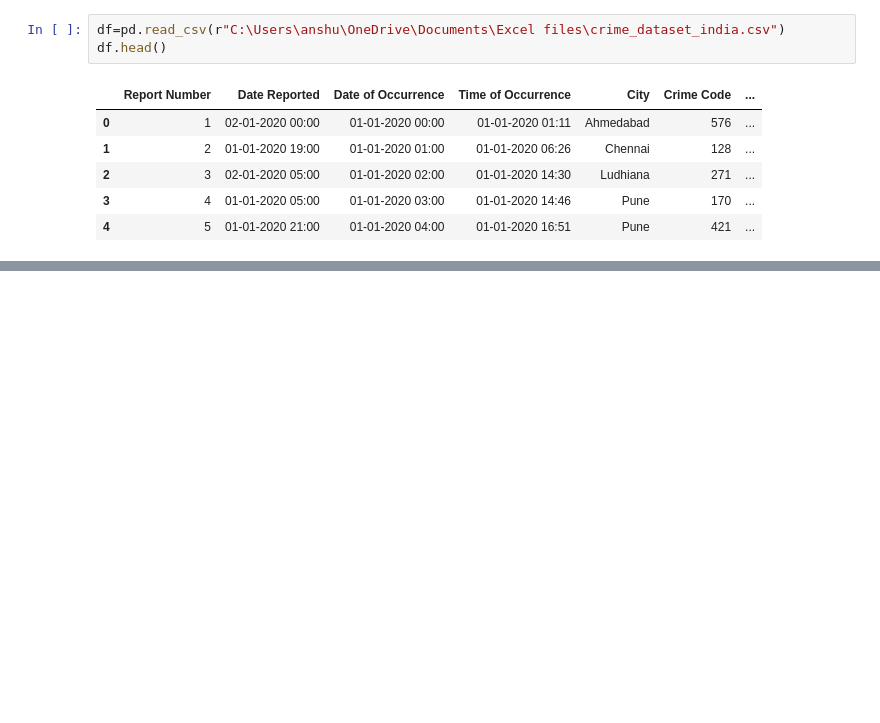
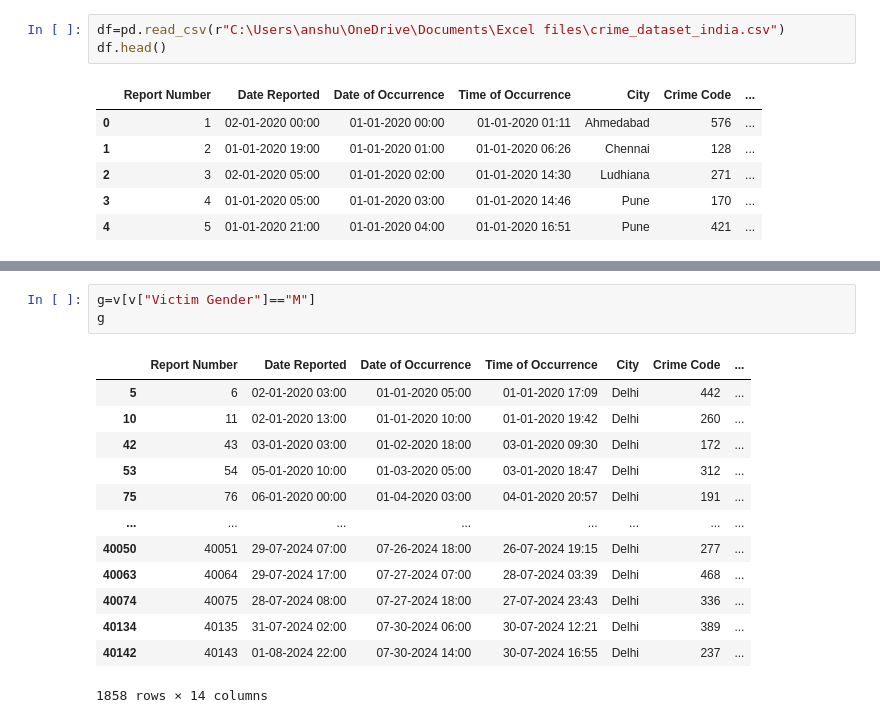
Before and after one commit to anshuKumar-codes/Data_analytics_project, a Jupyter notebook: Crime data set.ipynb, the cells around one changed output, grey strips where cells are left out. Drawn from its saved outputs; the diff is of its cells as text; blank space fills up the shorter version.

```diff
--- a/Crime data set.ipynb
+++ b/Crime data set.ipynb
@@ -12,0 +173,17 @@ df.head()
+# %%
+g=v[v["Victim Gender"]=="M"]
+g
+# %% [output]
+|  | Report Number | Date Reported | Date of Occurrence | Time of Occurrence | City | Crime Code | ... |
+| 5 | 6 | 02-01-2020 03:00 | 01-01-2020 05:00 | 01-01-2020 17:09 | Delhi | 442 | ... |
+| 10 | 11 | 02-01-2020 13:00 | 01-01-2020 10:00 | 01-01-2020 19:42 | Delhi | 260 | ... |
+| 42 | 43 | 03-01-2020 03:00 | 01-02-2020 18:00 | 03-01-2020 09:30 | Delhi | 172 | ... |
+| 53 | 54 | 05-01-2020 10:00 | 01-03-2020 05:00 | 03-01-2020 18:47 | Delhi | 312 | ... |
+| 75 | 76 | 06-01-2020 00:00 | 01-04-2020 03:00 | 04-01-2020 20:57 | Delhi | 191 | ... |
+| ... | ... | ... | ... | ... | ... | ... | ... |
+| 40050 | 40051 | 29-07-2024 07:00 | 07-26-2024 18:00 | 26-07-2024 19:15 | Delhi | 277 | ... |
+| 40063 | 40064 | 29-07-2024 17:00 | 07-27-2024 07:00 | 28-07-2024 03:39 | Delhi | 468 | ... |
+| 40074 | 40075 | 28-07-2024 08:00 | 07-27-2024 18:00 | 27-07-2024 23:43 | Delhi | 336 | ... |
+| 40134 | 40135 | 31-07-2024 02:00 | 07-30-2024 06:00 | 30-07-2024 12:21 | Delhi | 389 | ... |
+| 40142 | 40143 | 01-08-2024 22:00 | 07-30-2024 14:00 | 30-07-2024 16:55 | Delhi | 237 | ... |
+1858 rows × 14 columns
```
Also changed, not shown: parts of 23 cells of this notebook.
